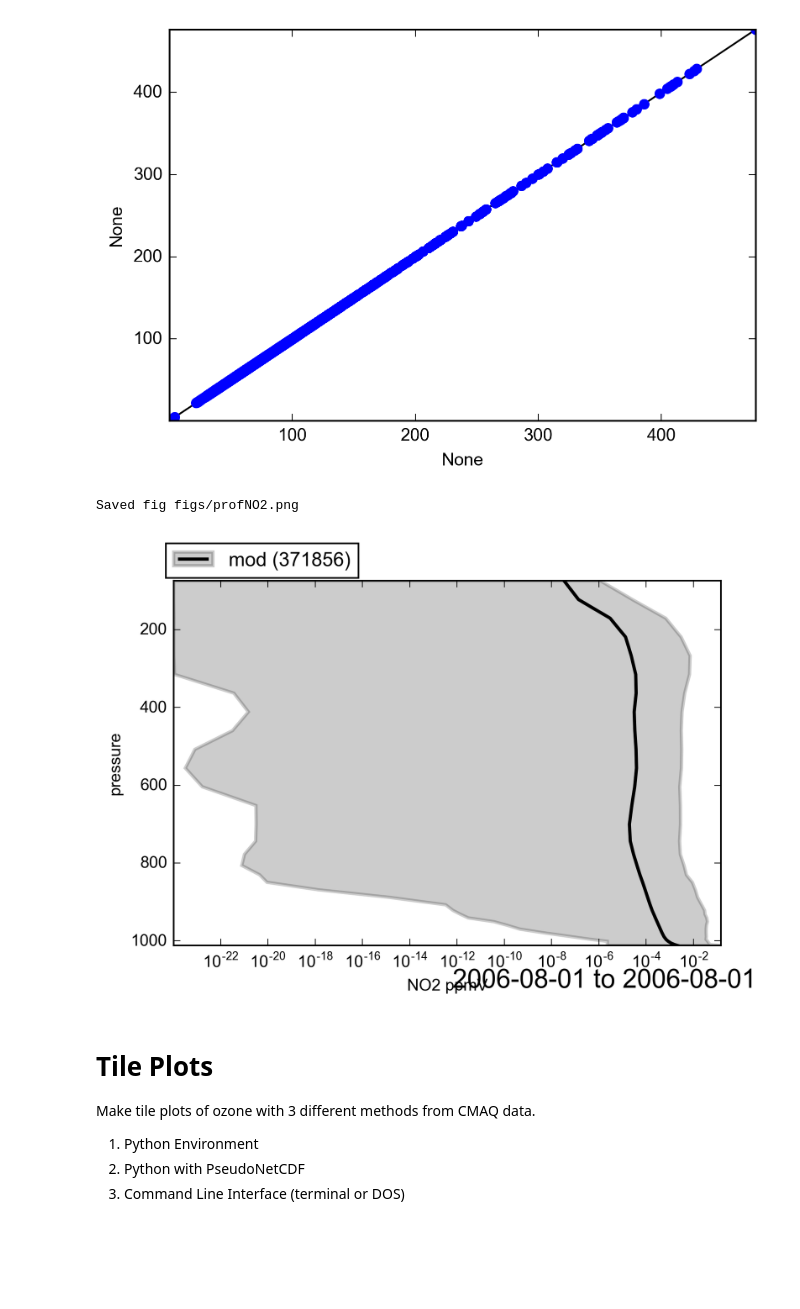
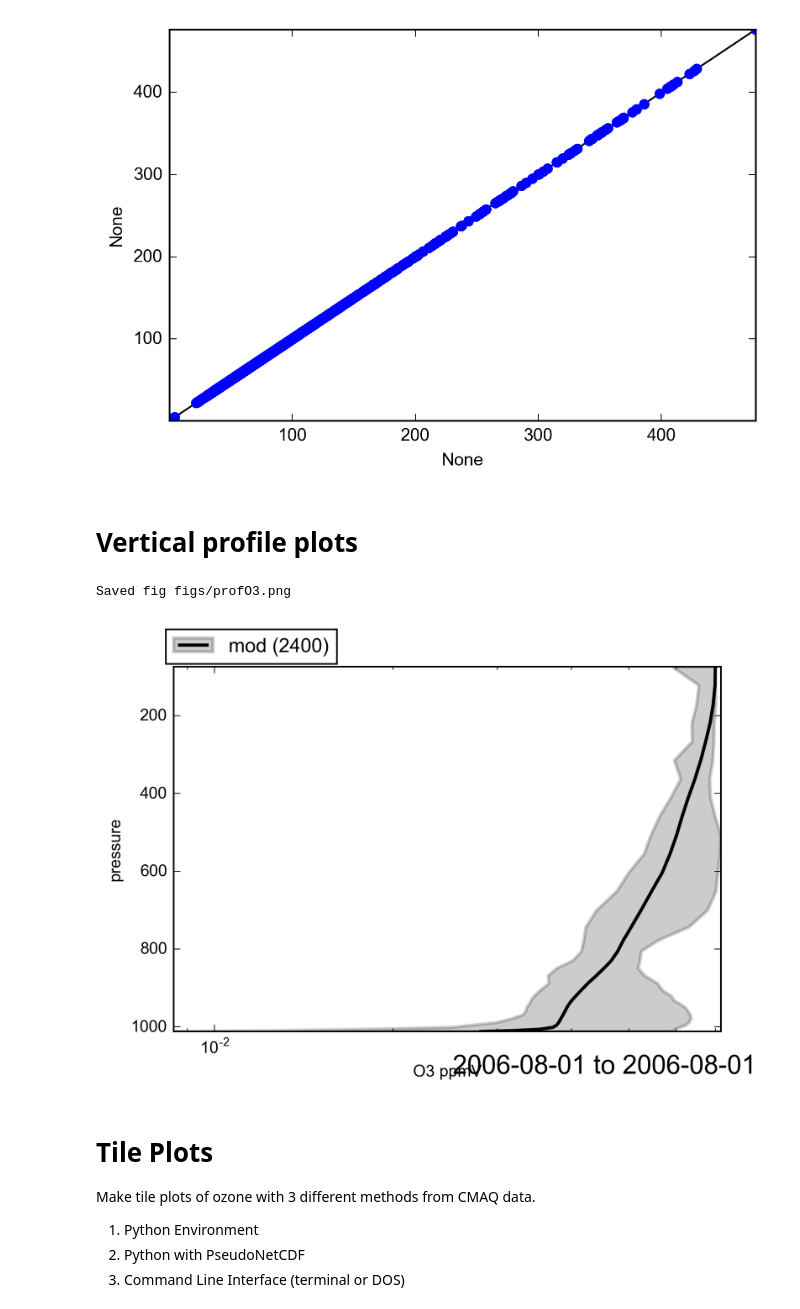
Before and after one commit to barronh/RAQMSandPython, a Jupyter notebook: PNC_03Figures.ipynb, the cells around one changed output. Saved outputs shown, nothing was run; the diff lists cells and outputs as text; code cells hidden in the pictures; blank space fills up the shorter version.

```diff
--- a/PNC_03Figures.ipynb
+++ b/PNC_03Figures.ipynb
@@ -190,12 +199,16 @@ PNC('plotscatter', '--variables=O3_ESRL', '--verbose', '--figroot=figs/scat', '-
 # %% [output]
 Saved fig figs/scatO3_ESRL.png
 [figure]
+# %% [markdown]
+# Vertical profile plots
 # %%
-PNC('plotprofile', '--variables=NO2', '--verbose', '--figroot=figs/prof',
+PNC('plotprofile', '--variables=O3', '--verbose', '--figroot=figs/prof',
+    '--slice=ROW,40,50', '--slice=COL,40,50', '--',
+    '--from-conv=ioapi',
     aconcpath);
 # %% [output]
-Saved fig figs/profNO2.png
+Saved fig figs/profO3.png
-[figure, old version]
+[figure, new version]
 # %% [markdown]
 # Tile Plots
 
```
Also changed, not shown: parts of 23 cells of this notebook, 5 other files.
